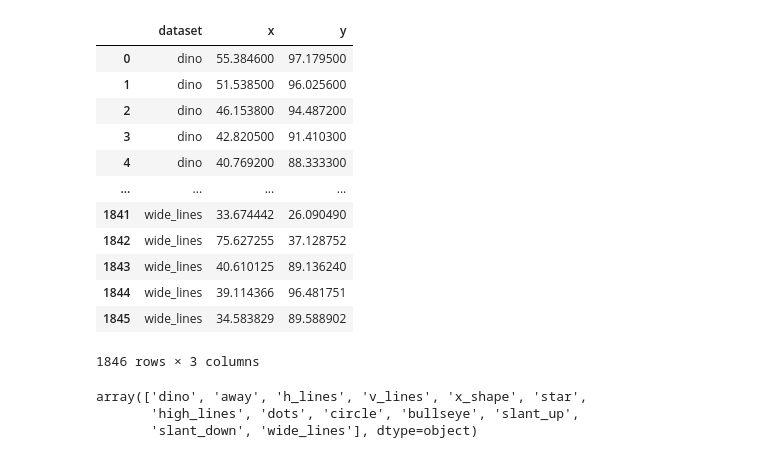
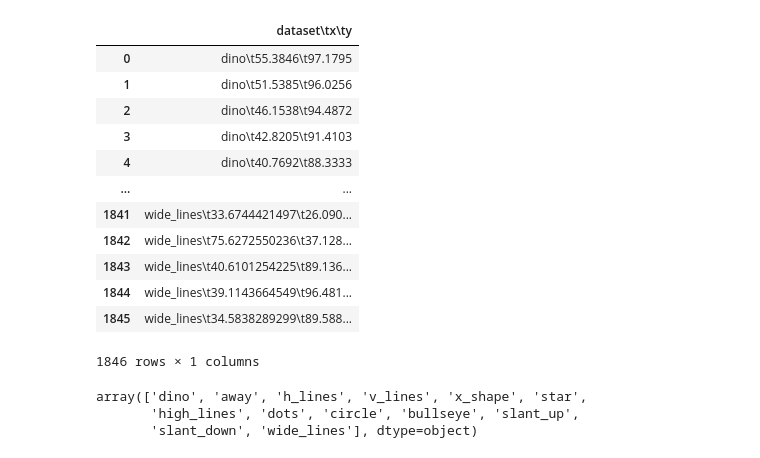
Before and after one commit to ag-informatics/ag-informatics-course, a Jupyter notebook: module2/Datasaurus-Dozen.ipynb, the cells around one changed output. Saved outputs shown, nothing was run; the diff lists cells and outputs as text; code cells hidden in the pictures.

```diff
--- a/module2/Datasaurus-Dozen.ipynb
+++ b/module2/Datasaurus-Dozen.ipynb
@@ -3,22 +3,22 @@ import numpy as np
 import pandas as pd
 import matplotlib.pyplot as plt
 # %%
-datasaurus = pd.read_csv('data/DatasaurusDozen.tsv', delimiter='\t')
+datasaurus = pd.read_csv('data/DatasaurusDozen.tsv')
 datasaurus
 # %% [output]
-|  | dataset | x | y |
-| 0 | dino | 55.384600 | 97.179500 |
-| 1 | dino | 51.538500 | 96.025600 |
-| 2 | dino | 46.153800 | 94.487200 |
-| 3 | dino | 42.820500 | 91.410300 |
-| 4 | dino | 40.769200 | 88.333300 |
-| ... | ... | ... | ... |
-| 1841 | wide_lines | 33.674442 | 26.090490 |
-| 1842 | wide_lines | 75.627255 | 37.128752 |
-| 1843 | wide_lines | 40.610125 | 89.136240 |
-| 1844 | wide_lines | 39.114366 | 96.481751 |
-| 1845 | wide_lines | 34.583829 | 89.588902 |
+|  | dataset\tx\ty |
+| 0 | dino\t55.3846\t97.1795 |
+| 1 | dino\t51.5385\t96.0256 |
+| 2 | dino\t46.1538\t94.4872 |
+| 3 | dino\t42.8205\t91.4103 |
+| 4 | dino\t40.7692\t88.3333 |
+| ... | ... |
+| 1841 | wide_lines\t33.6744421497\t26.090... |
+| 1842 | wide_lines\t75.6272550236\t37.128... |
+| 1843 | wide_lines\t40.6101254225\t89.136... |
+| 1844 | wide_lines\t39.1143664549\t96.481... |
+| 1845 | wide_lines\t34.5838289299\t89.588... |
-1846 rows × 3 columns
+1846 rows × 1 columns
 # %%
 datasaurus['dataset'].unique()
 # %% [output]
```
Also changed, not shown: parts of 3 cells of this notebook, 40 other files.
